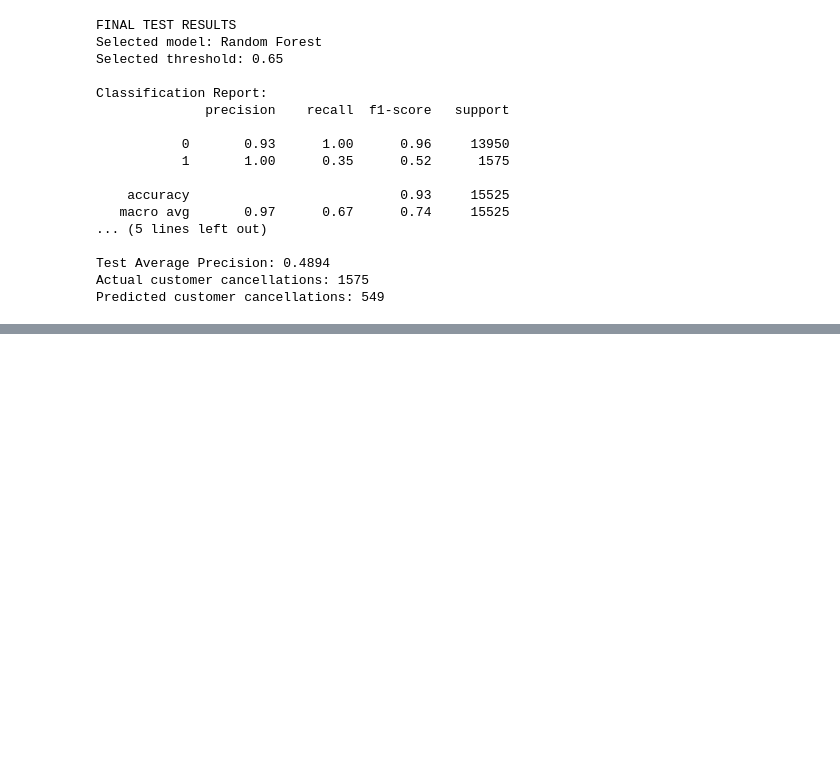
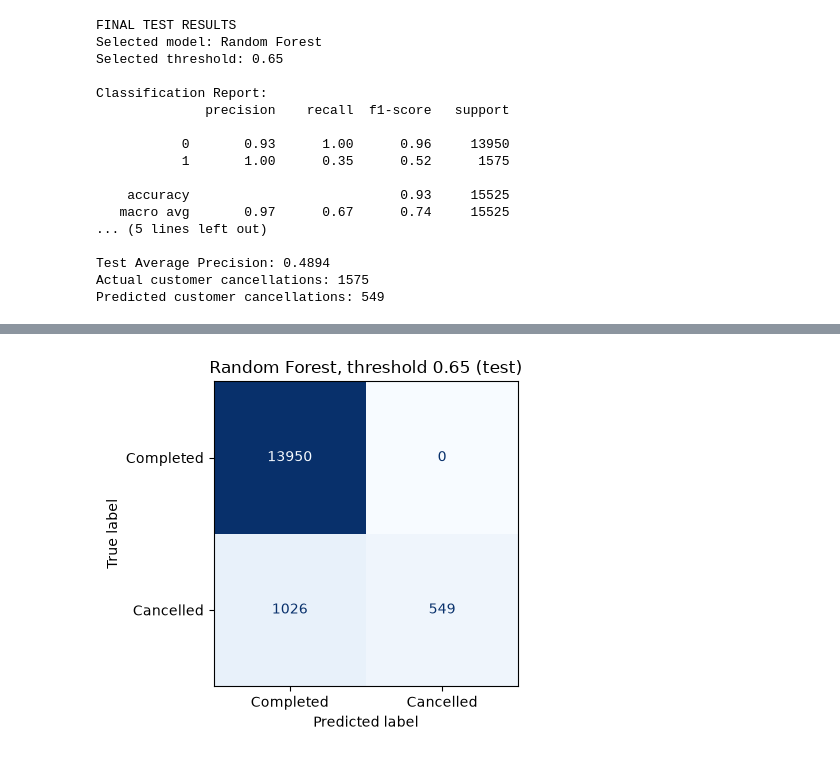
Before and after one commit to SadiqM05/guber-prediction, a Jupyter notebook: notebooks/03_model_training.ipynb, the cells around one changed output, grey strips where cells are left out. Saved outputs shown, nothing was run; the diff lists cells and outputs as text; code cells hidden in the pictures; blank space fills up the shorter version.

```diff
--- a/notebooks/03_model_training.ipynb
+++ b/notebooks/03_model_training.ipynb
@@ -328,0 +369,13 @@ Predicted customer cancellations: 549
+# %%
+# Figure 3: test-set confusion matrix for the selected model and threshold (test_pred above)
+fig, ax = plt.subplots(figsize=(4.5, 4))
+ConfusionMatrixDisplay(
+    confusion_matrix(y_test, test_pred),
+    display_labels=["Completed", "Cancelled"]
+).plot(ax=ax, colorbar=False, values_format="d", cmap="Blues")
+ax.set_title(f"{best_model_name}, threshold {best_threshold:.2f} (test)")
+plt.tight_layout()
+plt.savefig(f"{FIG_DIR}/baseline_confusion_test.png", dpi=200)
+plt.show()
+# %% [output]
+[figure, added]
```
Also changed, not shown: parts of 4 cells of this notebook, 23 other files.
